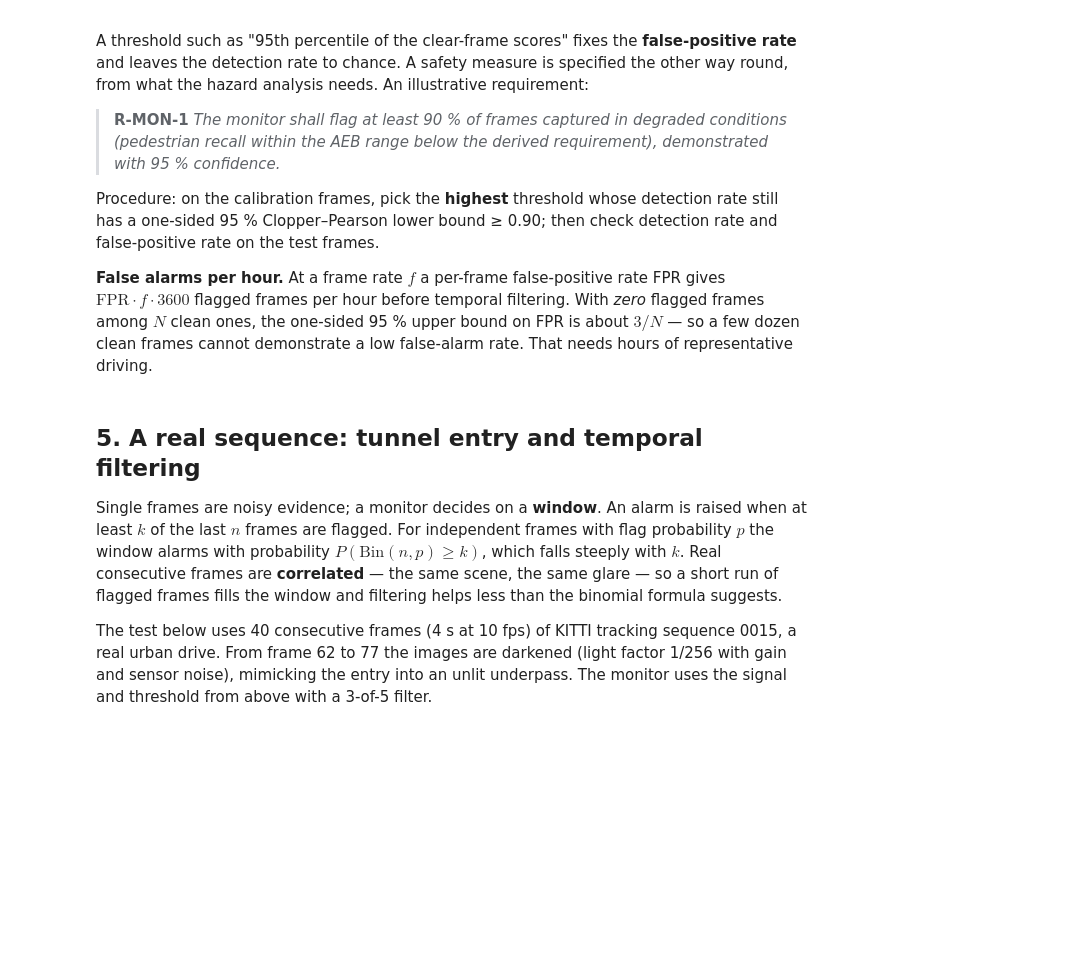
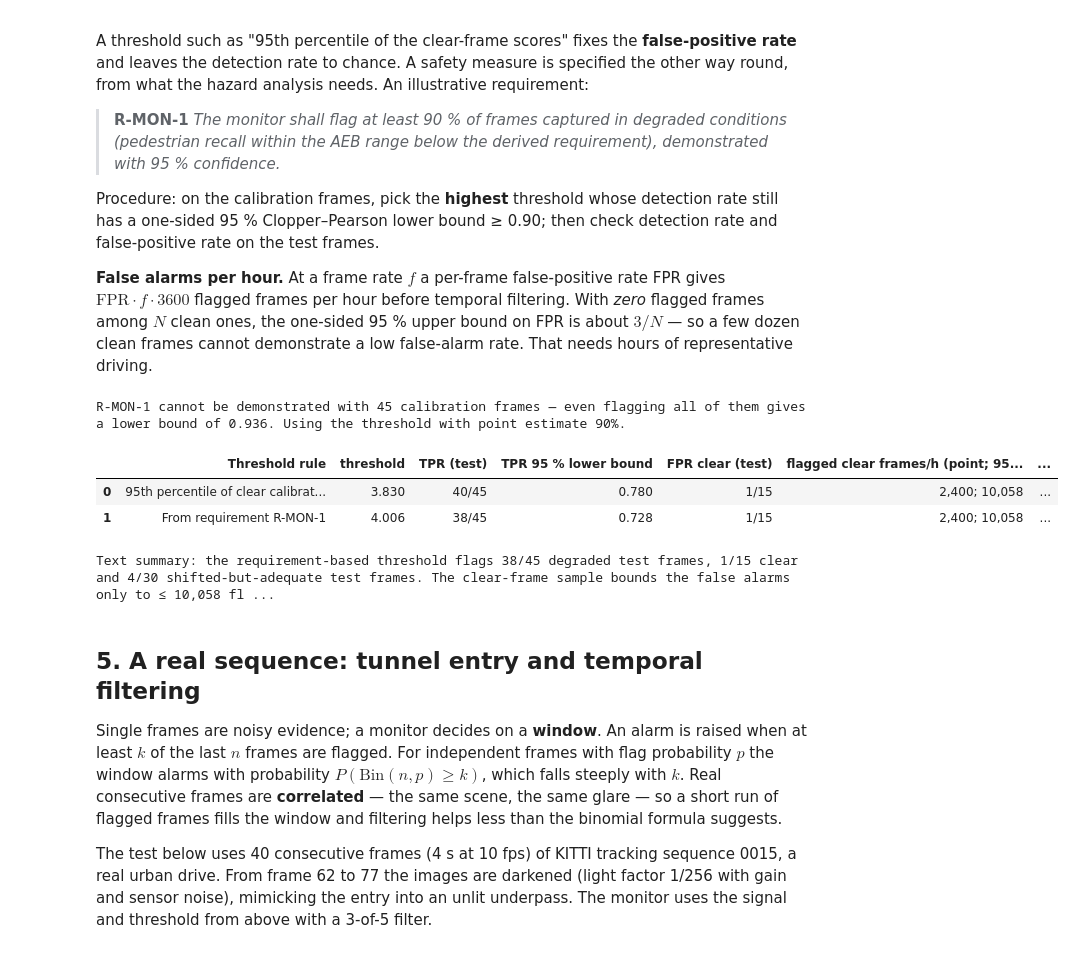
Before and after one commit to milinpatel07/Autonomous-Driving_AI-Safety-and-Security, a Jupyter notebook: 04_SOTIF_ISO21448/03_ood_monitoring_as_safety_measure.ipynb, the cells around one changed output. Saved outputs shown, nothing was run; the diff lists cells and outputs as text; code cells hidden in the pictures; blank space fills up the shorter version.

```diff
--- a/04_SOTIF_ISO21448/03_ood_monitoring_as_safety_measure.ipynb
+++ b/04_SOTIF_ISO21448/03_ood_monitoring_as_safety_measure.ipynb
@@ -310,35 +337,42 @@ def cp_lower(k, n, conf=0.95):
     return 0.0 if k == 0 else stats.beta.ppf(1 - conf, k, n - k + 1)
 
 def cp_upper(k, n, conf=0.95):
     return 1.0 if k == n else stats.beta.ppf(conf, k + 1, n - k)
 
-score = lambda df: orient[SIGNAL] * df[SIGNAL].to_numpy()
+score = lambda df: orient[SIGNAL] * df[SIGNAL].to_numpy(dtype=float)
 pos_cal = score(cal[cal['class'] == 'degraded'])
 t_req = None
-for t in np.sort(np.unique(pos_cal))[::-1] - 1e-9:        # from strict to permissive
+u = np.unique(pos_cal)                                     # candidate thresholds: midpoints between scores
+for t in np.sort(np.r_[(u[1:] + u[:-1]) / 2, u[0] - 1.0])[::-1]:                 # from strict to permissive
     if cp_lower(int((pos_cal > t).sum()), len(pos_cal), REQ_CONF) >= REQ_TPR:
         t_req = t; break
 if t_req is None:
     t_req = np.quantile(pos_cal, 1 - REQ_TPR)
     print(f"R-MON-1 cannot be demonstrated with {len(pos_cal)} calibration frames — even flagging all of them gives a "
           f"lower bound of {cp_lower(len(pos_cal), len(pos_cal)):.3f}. Using the threshold with point estimate {REQ_TPR:.0%}.")
 t_p95 = np.percentile(score(cal[cal['class'] == 'reference']), 95)
 
 rows = []
 for name, t in [('95th percentile of clear calibration frames', t_p95), ('From requirement R-MON-1', t_req)]:
     r = {'Threshold rule': name, 'threshold': t}
     for label, part in [('degraded', 'TPR'), ('reference', 'FPR clear'), ('shifted, adequate', 'FPR shifted')]:
         v = score(test[test['class'] == label]); k = int((v > t).sum())
         r[f'{part} (test)'] = f'{k}/{len(v)}'
         if part == 'TPR':
             r['TPR 95 % lower bound'] = cp_lower(k, len(v))
         if part == 'FPR clear':
             r['flagged clear frames/h (point; 95 % upper)'] = f'{k / len(v) * FPS * 3600:,.0f}; {cp_upper(k, len(v)) * FPS * 3600:,.0f}'
     rows.append(r)
 display(pd.DataFrame(rows).round(3))
 print(f"Text summary: the requirement-based threshold flags {rows[1]['TPR (test)']} degraded test frames, "
       f"{rows[1]['FPR clear (test)']} clear and {rows[1]['FPR shifted (test)']} shifted-but-adequate test frames. "
       f"The clear-frame sample bounds the false alarms only to ≤ {cp_upper(int((score(test[test['class'] == 'reference']) > t_req).sum()), int((test['class'] == 'reference').sum())) * FPS * 3600:,.0f} flagged frames per hour.")
+# %% [output]
+R-MON-1 cannot be demonstrated with 45 calibration frames — even flagging all of them gives a lower bound of 0.936. Using the threshold with point estimate 90%.
+|  | Threshold rule | threshold | TPR (test) | TPR 95 % lower bound | FPR clear (test) | flagged clear frames/h (point; 95... | ... |
+| 0 | 95th percentile of clear calibrat... | 3.830 | 40/45 | 0.780 | 1/15 | 2,400; 10,058 | ... |
+| 1 | From requirement R-MON-1 | 4.006 | 38/45 | 0.728 | 1/15 | 2,400; 10,058 | ... |
+Text summary: the requirement-based threshold flags 38/45 degraded test frames, 1/15 clear and 4/30 shifted-but-adequate test frames. The clear-frame sample bounds the false alarms only to ≤ 10,058 fl ...
 # %% [markdown]
 ## 5. A real sequence: tunnel entry and temporal filtering
 
```
Also changed, not shown: parts of 10 cells of this notebook.
